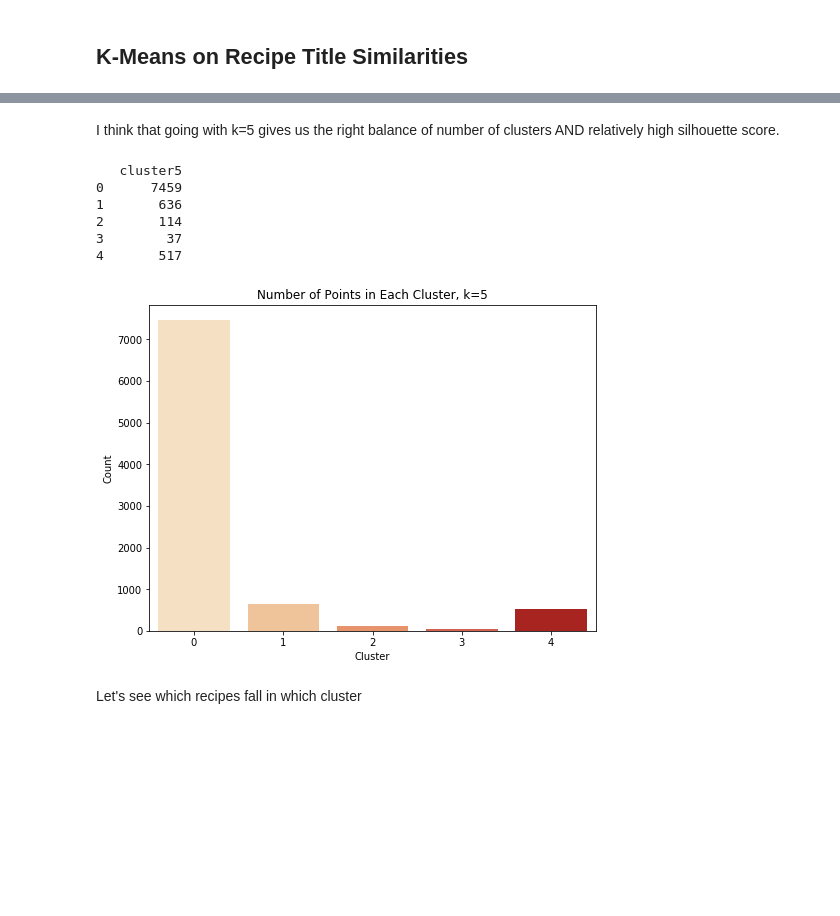
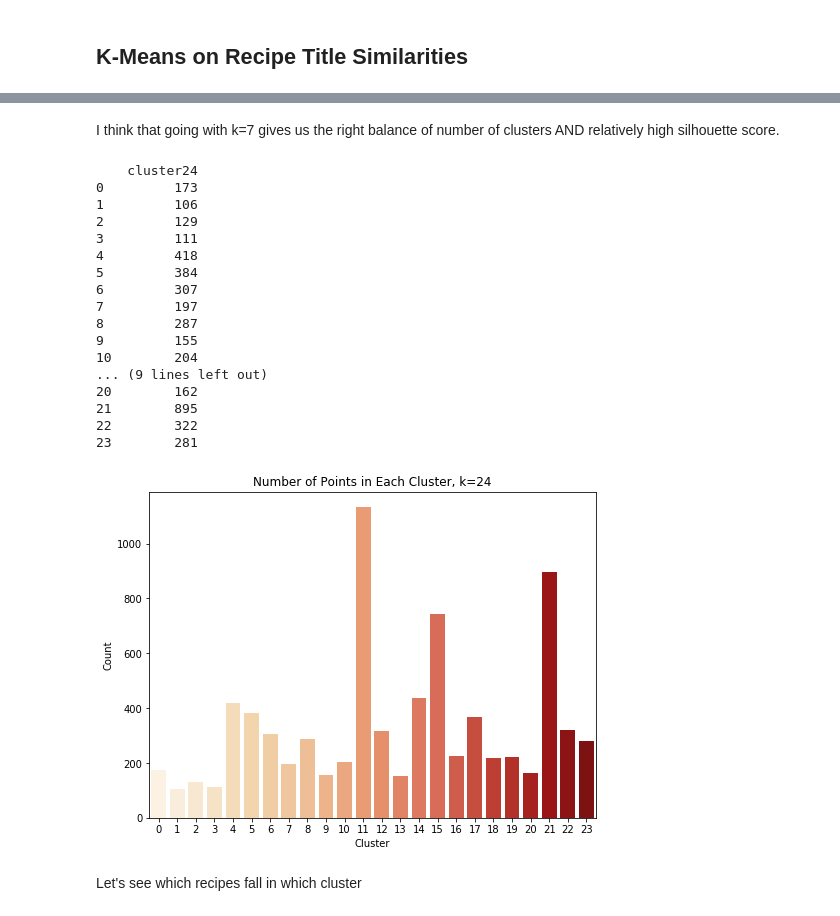
Before and after one commit to isabelvanzijl/Capstone-Project-2, a Jupyter notebook: Clustering.ipynb, the cells around one changed output, grey strips where cells are left out. Saved outputs shown, nothing was run; the diff lists cells and outputs as text; code cells hidden in the pictures; blank space fills up the shorter version.

Commit message:
clustering

```diff
--- a/Clustering.ipynb
+++ b/Clustering.ipynb
@@ -1132,0 +1112,3 @@ phrases_avg_df.head()
+# %%
+recipe_titles_df = pd.DataFrame(columns=phrases_df.columns)
+recipe_titles_df.head()
@@ -1169,6 +1172,0 @@ recipe_titles_df.tail()
-# %%
-# remove rows with rating of 4 or lower
-recipe_titles_df = recipe_titles_df.loc[recipe_titles_df['Rating'] == 5].loc[:, :'Wisconsin']
-df_cats_meals_rating.shape
-
-print([row.sum() for i, row in recipe_titles_df.iterrows() if row.sum() == 0])
@@ -1185,7 +1198,7 @@ sim_matrix.shape
 # %%
 # iterate through Ks from 1 to 12 and append results to list
 results = []
-ks = range(1, 13)
+ks = range(1, 25)
 for k in ks:
     # Create a KMeans instance with k clusters
     kmeans = KMeans(n_clusters=k, random_state=10)
@@ -1249,0 +1271,16 @@ plt.show()
+# %%
+# computer kmeans where k=24
+k_10 = 10
+kmeans_10 = KMeans(n_clusters=k_10, random_state=10)
+recipe_titles_df['cluster10'] = kmeans_10.fit_predict(sim_matrix)
+cluster_count_10 = pd.DataFrame(recipe_titles_df['cluster10'].value_counts().sort_index())
+print(cluster_count_10)
+
+# plot bar graph of clusters and number of data points in each cluster
+plt.figure(figsize=(8,6))
+sns.barplot(x=cluster_count_10.index, y=cluster_count_10.cluster10, palette = 'OrRd')
+plt.xticks(cluster_count_10.index)
+plt.xlabel('Cluster')
+plt.ylabel('Count')
+plt.title('Number of Points in Each Cluster, k=10')
+plt.show()
@@ -1250,29 +1300,40 @@ plt.show()
 # %% [markdown]
-I think that going with k=5 gives us the right balance of number of clusters AND relatively high silhouette score.
+I think that going with k=7 gives us the right balance of number of clusters AND relatively high silhouette score.
 # %%
-# computer kmeans where k=5
-k_5 = 5
-kmeans_5 = KMeans(n_clusters=k_5, random_state=10)
-recipe_titles_df['cluster5'] = kmeans_5.fit_predict(sim_matrix)
-cluster_count_5 = pd.DataFrame(recipe_titles_df['cluster5'].value_counts().sort_index())
-print(cluster_count_5)
+# computer kmeans where k=24
+k_24 = 24
+kmeans_24 = KMeans(n_clusters=k_24, random_state=10)
+recipe_titles_df['cluster24'] = kmeans_24.fit_predict(sim_matrix)
+cluster_count_24 = pd.DataFrame(recipe_titles_df['cluster24'].value_counts().sort_index())
+print(cluster_count_24)
 
 # plot bar graph of clusters and number of data points in each cluster
 plt.figure(figsize=(8,6))
-sns.barplot(x=cluster_count_5.index, y=cluster_count_5.cluster5, palette = 'OrRd')
-plt.xticks(cluster_count_5.index)
+sns.barplot(x=cluster_count_24.index, y=cluster_count_24.cluster24, palette = 'OrRd')
+plt.xticks(cluster_count_24.index)
 plt.xlabel('Cluster')
 plt.ylabel('Count')
-plt.title('Number of Points in Each Cluster, k=5')
+plt.title('Number of Points in Each Cluster, k=24')
 plt.show()
 # %% [output]
-   cluster5
-0      7459
-1       636
-2       114
-3        37
-4       517
+    cluster24
+0         173
+1         106
+2         129
+3         111
+4         418
+5         384
+6         307
+7         197
+8         287
+9         155
+10        204
+... (9 lines left out)
+20        162
+21        895
+22        322
+23        281
-[figure, old version]
+[figure, new version]
 # %% [markdown]
 Let's see which recipes fall in which cluster
 # %%
```
Also changed, not shown: parts of 41 cells of this notebook.
